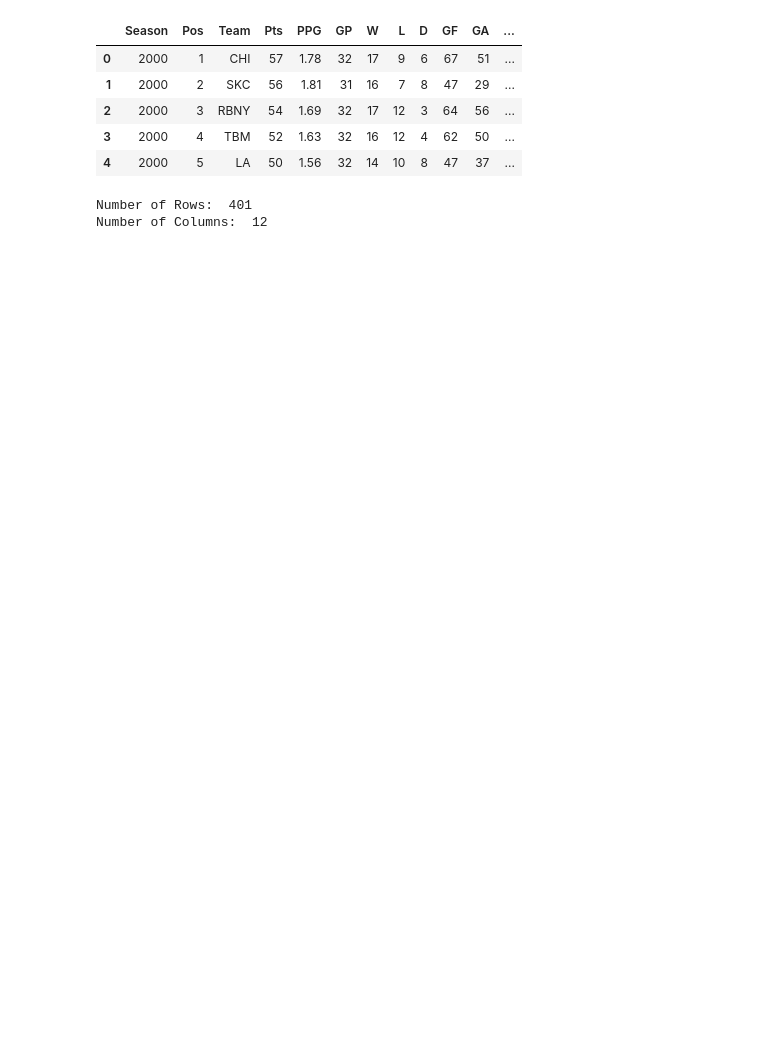
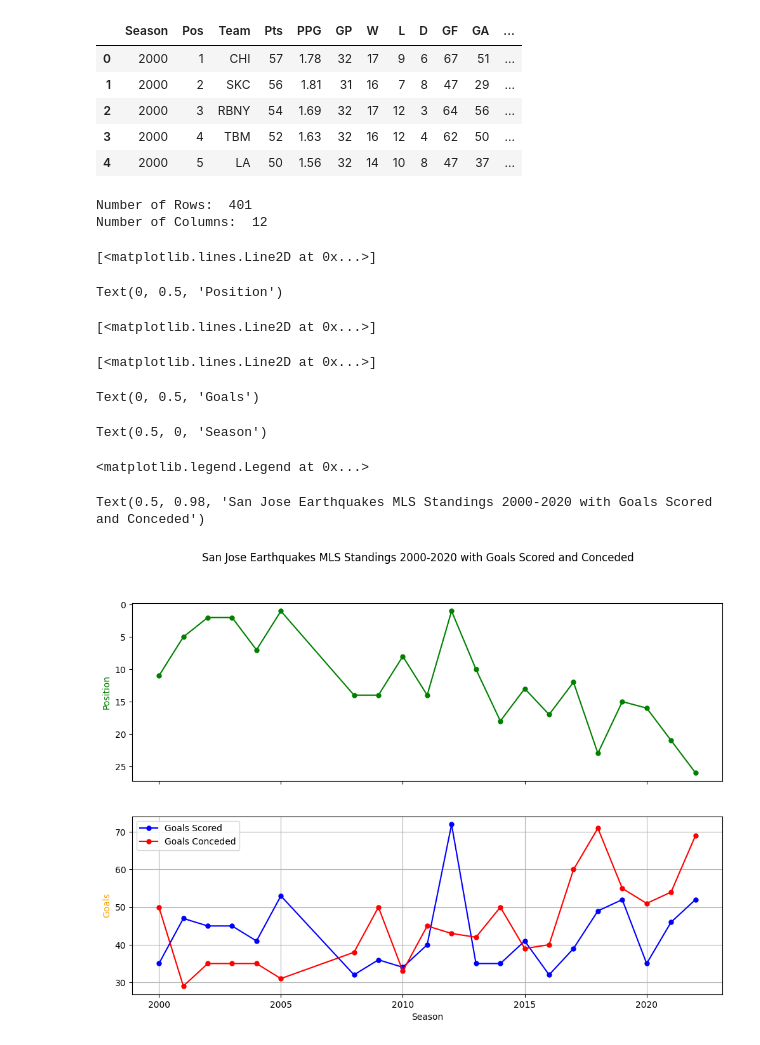
Before and after one commit to jf2024/MLS-Historical-Data-Project, a Jupyter notebook: standings.ipynb, the cells around one changed output. Cells and saved outputs as stored; diff of their text form; code cells hidden in the pictures; blank space fills up the shorter version.

Commit message:
filtered and added visuals for league standings

```diff
--- a/standings.ipynb
+++ b/standings.ipynb
@@ -26,3 +27,34 @@ print("Number of Columns: ", cols)
 | 4 | 2000 | 5 | LA | 50 | 1.56 | 32 | 14 | 10 | 8 | 47 | 37 | ... |
 Number of Rows:  401
 Number of Columns:  12
+# %%
+sj_data = table[table["Team"] == "SJ"]
+sj_data = sj_data[["Season", "Pos", "PPG", "GF", "GA"]]
+
+fig, (ax1, ax2) = plt.subplots(2, 1, figsize=(12, 8), sharex=True)
+
+# first graph
+ax1.plot(sj_data["Season"], sj_data["Pos"], color="green", label="Position", marker="o", markersize=5)
+ax1.set_ylabel("Position", color="green")
+ax1.invert_yaxis()  # Need to invert because lower number is better
+
+# second graph
+ax2.plot(sj_data["Season"], sj_data["GF"], color="blue", label="Goals Scored", marker="o", markersize=5)
+ax2.plot(sj_data["Season"], sj_data["GA"], color="red", label="Goals Conceded", marker="o", markersize=5)
+ax2.set_ylabel("Goals", color="orange")
+ax2.set_xlabel("Season")
+ax2.legend(loc="upper left")
+
+plt.suptitle("San Jose Earthquakes MLS Standings 2000-2020 with Goals Scored and Conceded")
+plt.grid(True)
+plt.show()
+# %% [output]
+[<matplotlib.lines.Line2D at 0x...>]
+Text(0, 0.5, 'Position')
+[<matplotlib.lines.Line2D at 0x...>]
+[<matplotlib.lines.Line2D at 0x...>]
+Text(0, 0.5, 'Goals')
+Text(0.5, 0, 'Season')
+<matplotlib.legend.Legend at 0x...>
+Text(0.5, 0.98, 'San Jose Earthquakes MLS Standings 2000-2020 with Goals Scored and Conceded')
+[figure, added]
```
Also changed, not shown: parts of 3 cells of this notebook.
